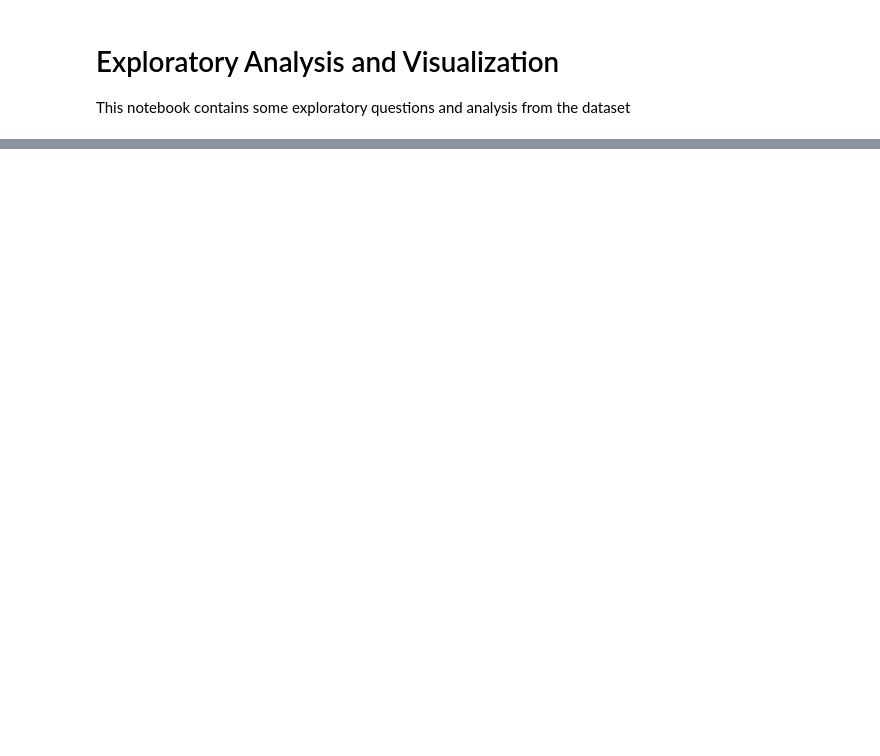
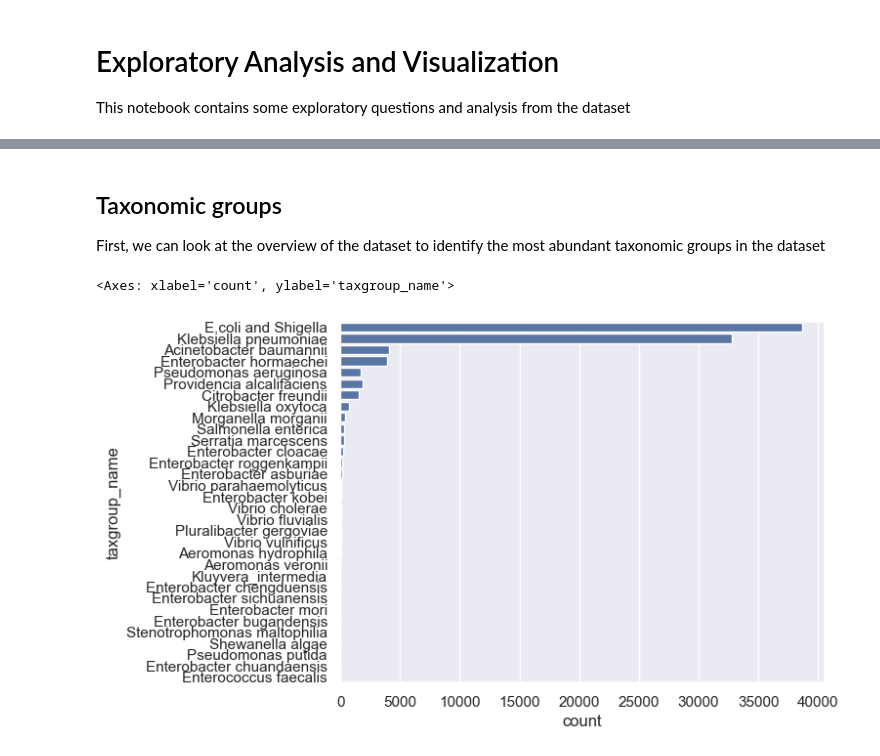
Before and after one commit to juanu/ndm-global, a Jupyter notebook: notebooks/2_ExploratoryAnalysis.ipynb, the cells around one changed output, grey strips where cells are left out. Cells and saved outputs as stored; diff of their text form; code cells hidden in the pictures; blank space fills up the shorter version.

```diff
--- a/notebooks/2_ExploratoryAnalysis.ipynb
+++ b/notebooks/2_ExploratoryAnalysis.ipynb
@@ -5,6 +5,9 @@ This notebook contains some exploratory questions and analysis from the dataset
 # %%
 import pandas as pd
 import seaborn as sns
+import numpy as np
+
+sns.set_theme(style="darkgrid")
 # %%
 # Import the dataset
 df = pd.read_csv("../data/20240804_clean_data.csv.xz", compression="xz")
@@ -16,3 +19,18 @@ df.head()
 | 2 | Salmonella enterica | AAFUZC010000051.1 | SAMN03098832 | PDT000041084.2 | blaNDM-1 | EBK1426117.1 | AMR | BETA-LACTAM | ... |
 | 3 | Salmonella enterica | AAFUZC010000073.1 | SAMN03098832 | PDT000041084.2 | blaNDM-1 | EBK1426163.1 | AMR | BETA-LACTAM | ... |
 | 4 | Salmonella enterica | AAFUZC010000073.1 | SAMN03098832 | PDT000041084.2 | ble | EBK1426164.1 | AMR | BLEOMYCIN | ... |
+# %% [markdown]
+## Taxonomic groups
+
+First, we can look at the overview of the dataset to identify the most abundant taxonomic groups in the dataset
+# %%
+# Because there are duplicate entries in the dataset, I need to filter the dataframe to keep the unique entries for each taxonomy group
+
+df_unique = df.drop_duplicates(subset=["taxgroup_name", "class", "biosample_acc"]).copy()
+
+sns.countplot(df_unique, y="taxgroup_name",
+              order=df["taxgroup_name"].value_counts().index
+              )
+# %% [output]
+<Axes: xlabel='count', ylabel='taxgroup_name'>
+[figure, added]
```
Also changed, not shown: parts of 8 cells of this notebook.
